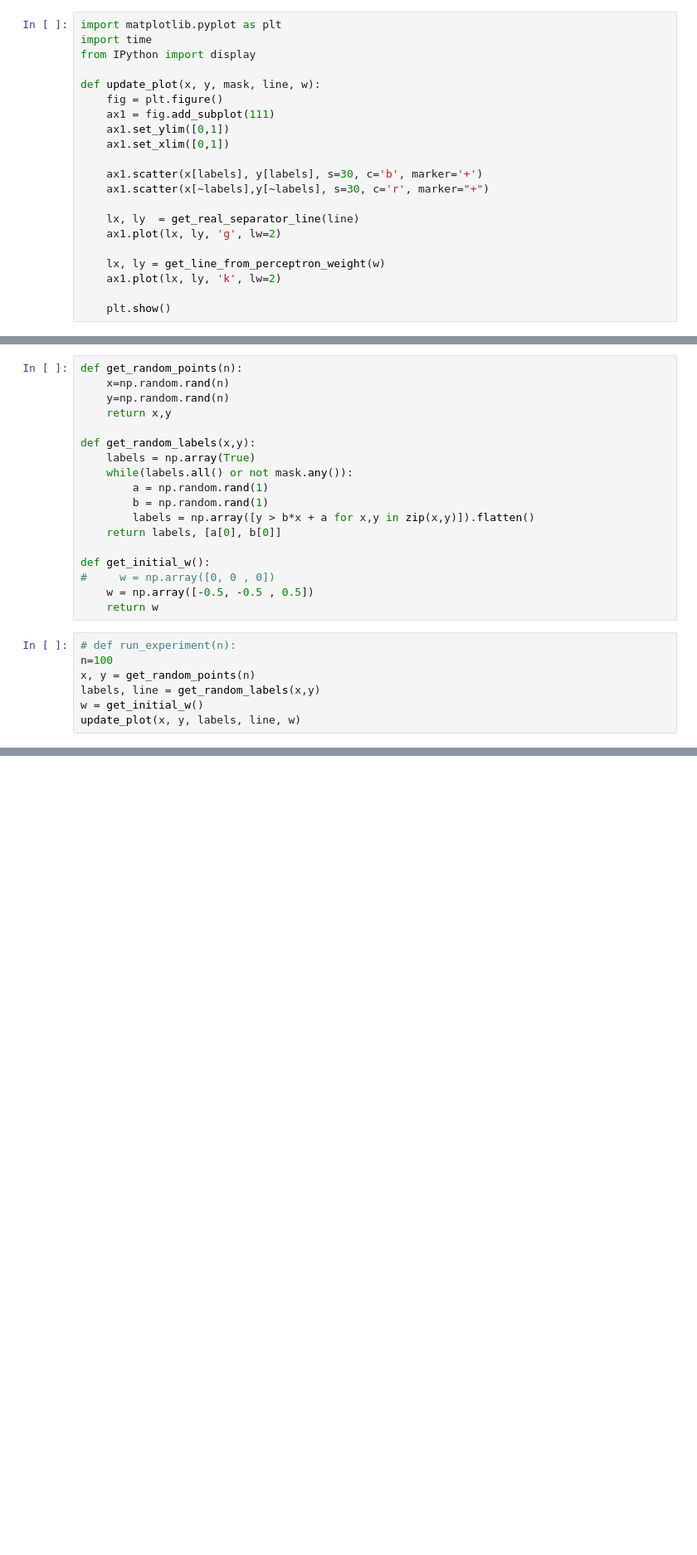
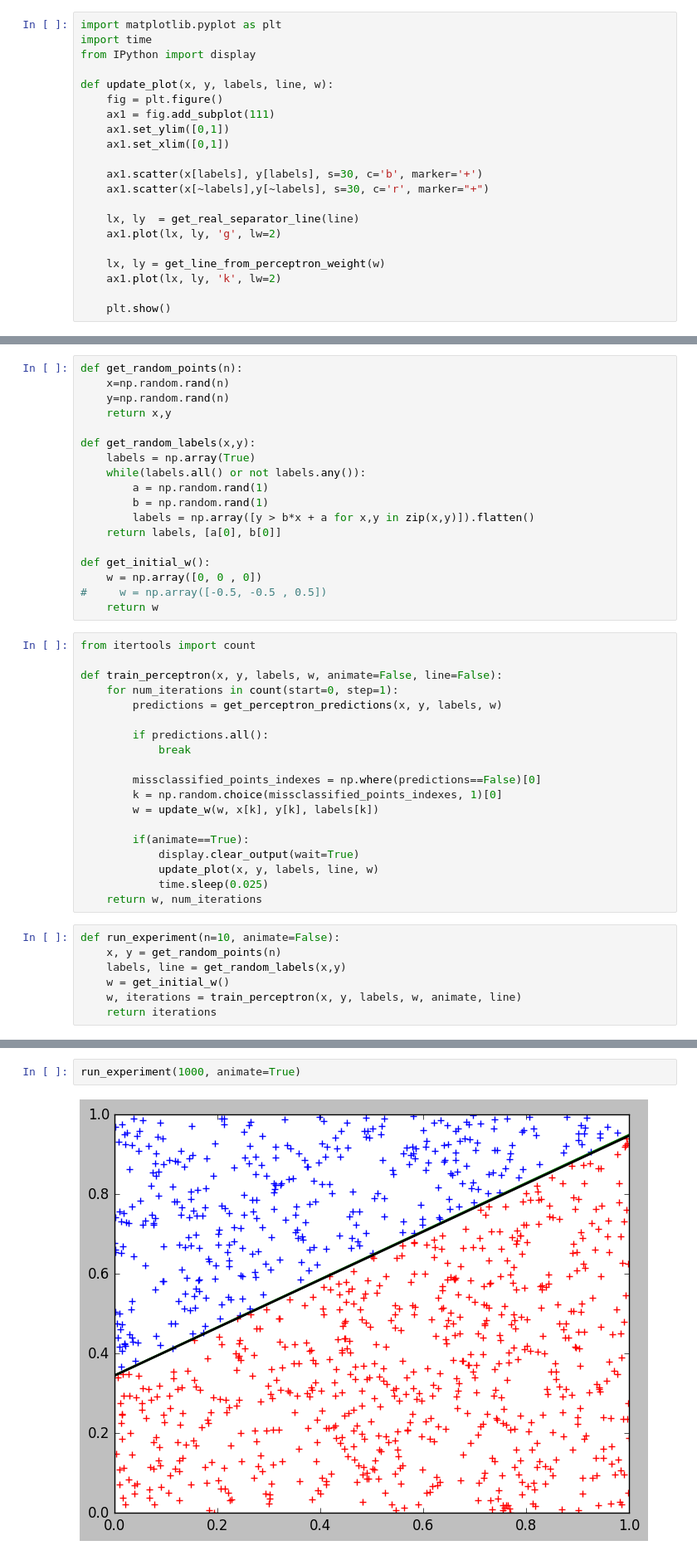
Before and after one commit to stathius/learning_from_data, a Jupyter notebook: excercise 1.4 - perceptron.ipynb, the cells around one changed output, grey strips where cells are left out. Shown at 83% size. Saved outputs shown, nothing was run; the diff lists cells and outputs as text; blank space fills up the shorter version.

```diff
--- a/excercise 1.4 - perceptron.ipynb
+++ b/excercise 1.4 - perceptron.ipynb
@@ -16,7 +16,7 @@ import matplotlib.pyplot as plt
 import time
 from IPython import display
 
-def update_plot(x, y, mask, line, w):
+def update_plot(x, y, labels, line, w):
     fig = plt.figure()
     ax1 = fig.add_subplot(111)
     ax1.set_ylim([0,1])
@@ -46,20 +46,39 @@ def get_random_points(n):
 
 def get_random_labels(x,y):
     labels = np.array(True)
-    while(labels.all() or not mask.any()):
+    while(labels.all() or not labels.any()):
         a = np.random.rand(1)
         b = np.random.rand(1)
         labels = np.array([y > b*x + a for x,y in zip(x,y)]).flatten()
     return labels, [a[0], b[0]]
 
 def get_initial_w():
-#     w = np.array([0, 0 , 0])
-    w = np.array([-0.5, -0.5 , 0.5])
+    w = np.array([0, 0 , 0])
+#     w = np.array([-0.5, -0.5 , 0.5])
     return w
+# %%
+from itertools import count
+
+def train_perceptron(x, y, labels, w, animate=False, line=False):
+    for num_iterations in count(start=0, step=1):
+        predictions = get_perceptron_predictions(x, y, labels, w)
+
+        if predictions.all():
+            break
+
+        missclassified_points_indexes = np.where(predictions==False)[0]
+        k = np.random.choice(missclassified_points_indexes, 1)[0]
+        w = update_w(w, x[k], y[k], labels[k])
+
+        if(animate==True):
+            display.clear_output(wait=True)
+            update_plot(x, y, labels, line, w)
+            time.sleep(0.025)
+    return w, num_iterations
 # %%
-# def run_experiment(n):
-n=100
-x, y = get_random_points(n)
-labels, line = get_random_labels(x,y)
-w = get_initial_w()
-update_plot(x, y, labels, line, w)
+def run_experiment(n=10, animate=False):
+    x, y = get_random_points(n)
+    labels, line = get_random_labels(x,y)
+    w = get_initial_w()
+    w, iterations = train_perceptron(x, y, labels, w, animate, line)
+    return iterations
@@ -133,0 +97,4 @@ SyntaxError: invalid syntax (<ipython-input-355-00a6e428c11c>, line 23)
+# %%
+run_experiment(1000, animate=True)
+# %% [output]
+[figure, added]
```
Also changed, not shown: parts of 8 cells of this notebook.
